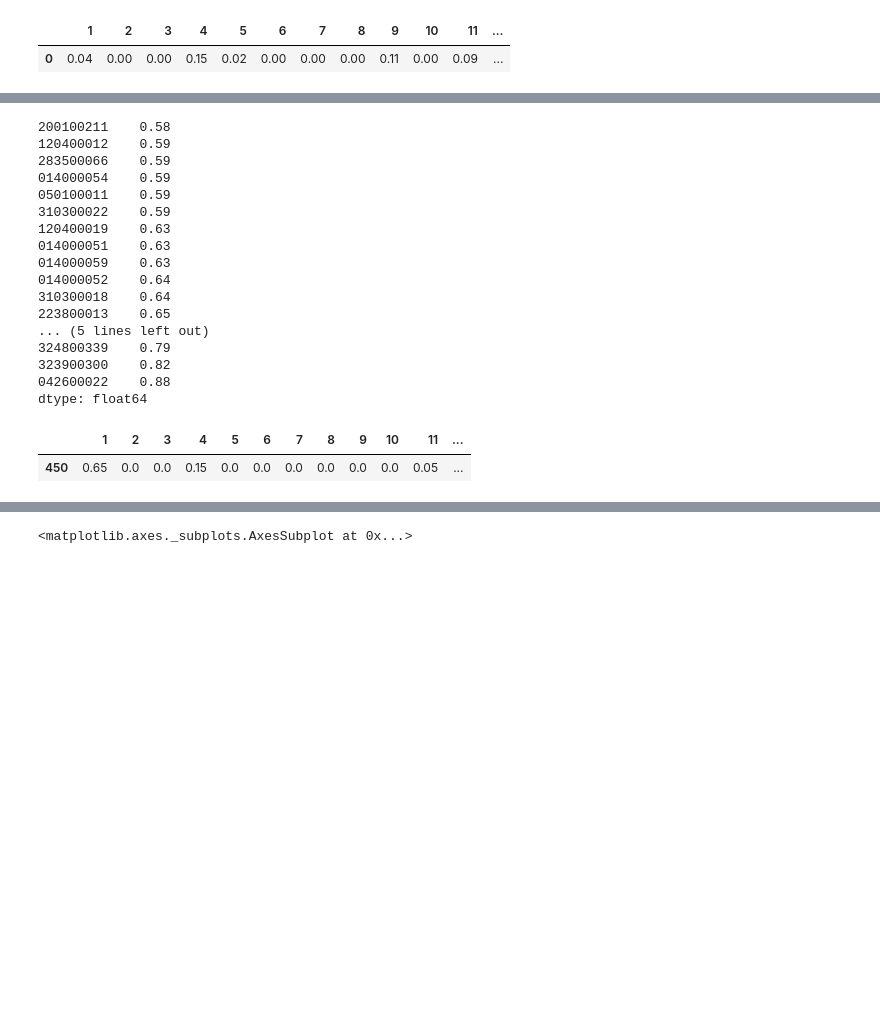
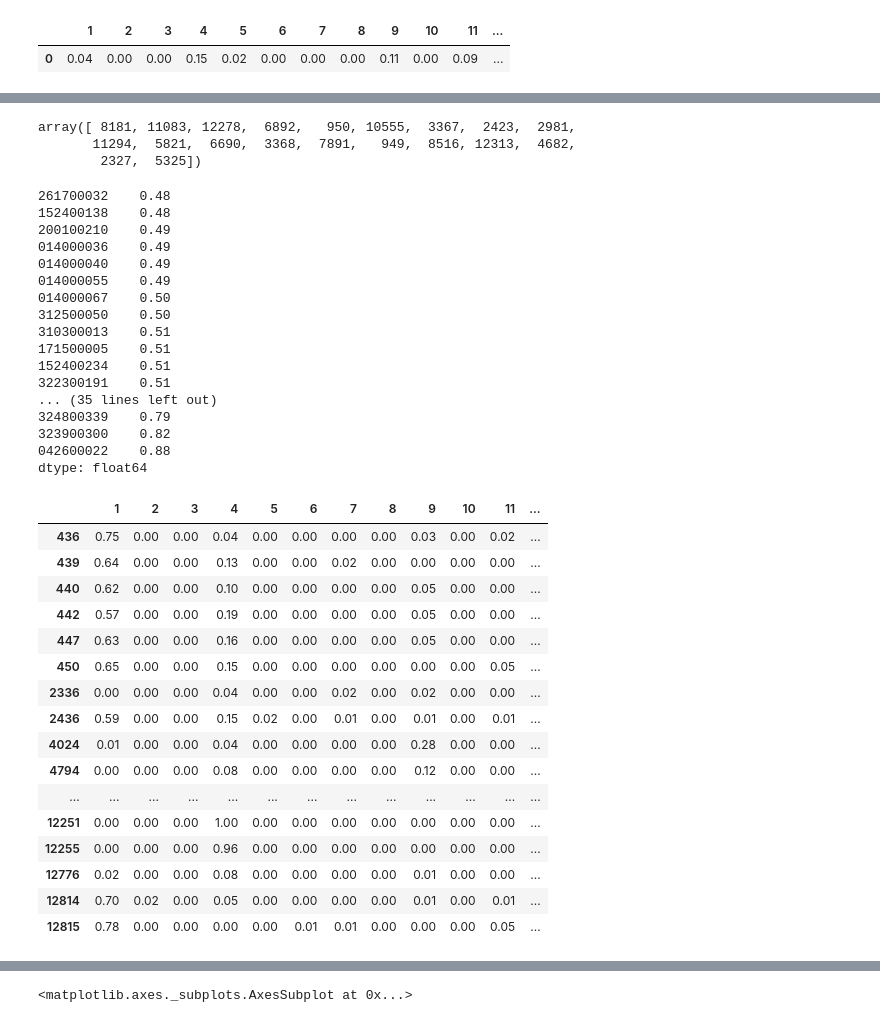
Before and after one commit to mboyanov/vote-analysis, a Jupyter notebook: Vote Analysis.ipynb, the cells around one changed output, grey strips where cells are left out. Drawn from its saved outputs; the diff is of its cells as text; code cells hidden in the pictures; blank space fills up the shorter version.

```diff
--- a/Vote Analysis.ipynb
+++ b/Vote Analysis.ipynb
@@ -306,25 +371,48 @@ distances = scipy.spatial.distance_matrix(normalized_votes[cols], kmeans.cluster
+# %%
+distances[:, 2].argsort()[:20]
+# %% [output]
+array([ 8181, 11083, 12278,  6892,   950, 10555,  3367,  2423,  2981,
+       11294,  5821,  6690,  3368,  7891,   949,  8516, 12313,  4682,
+        2327,  5325])
 # %%
-pd.Series(dict(zip(normalized_votes['section_id'], distances.min(axis=-1)))).sort_values().iloc[-20:]
+dist_to_center = pd.Series(dict(zip(normalized_votes['section_id'], distances.min(axis=-1)))).sort_values()
+interesting = dist_to_center.iloc[-20:].index
+dist_to_center.iloc[-50:]
 # %% [output]
-200100211    0.58
-120400012    0.59
-283500066    0.59
-014000054    0.59
-050100011    0.59
-310300022    0.59
-120400019    0.63
-014000051    0.63
-014000059    0.63
-014000052    0.64
-310300018    0.64
-223800013    0.65
-... (5 lines left out)
+261700032    0.48
+152400138    0.48
+200100210    0.49
+014000036    0.49
+014000040    0.49
+014000055    0.49
+014000067    0.50
+312500050    0.50
+310300013    0.51
+171500005    0.51
+152400234    0.51
+322300191    0.51
+... (35 lines left out)
 324800339    0.79
 323900300    0.82
 042600022    0.88
 dtype: float64
 # %%
-normalized_votes.loc[normalized_votes.section_id=='014000062', cols].round(2)
+normalized_votes.loc[normalized_votes.section_id.isin(interesting), cols].round(2).style.apply(party_colors,axis=None)
 # %% [output]
 |  | 1 | 2 | 3 | 4 | 5 | 6 | 7 | 8 | 9 | 10 | 11 | ... |
-| 450 | 0.65 | 0.0 | 0.0 | 0.15 | 0.0 | 0.0 | 0.0 | 0.0 | 0.0 | 0.0 | 0.05 | ... |
+| 436 | 0.75 | 0.00 | 0.00 | 0.04 | 0.00 | 0.00 | 0.00 | 0.00 | 0.03 | 0.00 | 0.02 | ... |
+| 439 | 0.64 | 0.00 | 0.00 | 0.13 | 0.00 | 0.00 | 0.02 | 0.00 | 0.00 | 0.00 | 0.00 | ... |
+| 440 | 0.62 | 0.00 | 0.00 | 0.10 | 0.00 | 0.00 | 0.00 | 0.00 | 0.05 | 0.00 | 0.00 | ... |
+| 442 | 0.57 | 0.00 | 0.00 | 0.19 | 0.00 | 0.00 | 0.00 | 0.00 | 0.05 | 0.00 | 0.00 | ... |
+| 447 | 0.63 | 0.00 | 0.00 | 0.16 | 0.00 | 0.00 | 0.00 | 0.00 | 0.05 | 0.00 | 0.00 | ... |
+| 450 | 0.65 | 0.00 | 0.00 | 0.15 | 0.00 | 0.00 | 0.00 | 0.00 | 0.00 | 0.00 | 0.05 | ... |
+| 2336 | 0.00 | 0.00 | 0.00 | 0.04 | 0.00 | 0.00 | 0.02 | 0.00 | 0.02 | 0.00 | 0.00 | ... |
+| 2436 | 0.59 | 0.00 | 0.00 | 0.15 | 0.02 | 0.00 | 0.01 | 0.00 | 0.01 | 0.00 | 0.01 | ... |
+| 4024 | 0.01 | 0.00 | 0.00 | 0.04 | 0.00 | 0.00 | 0.00 | 0.00 | 0.28 | 0.00 | 0.00 | ... |
+| 4794 | 0.00 | 0.00 | 0.00 | 0.08 | 0.00 | 0.00 | 0.00 | 0.00 | 0.12 | 0.00 | 0.00 | ... |
+| ... | ... | ... | ... | ... | ... | ... | ... | ... | ... | ... | ... | ... |
+| 12251 | 0.00 | 0.00 | 0.00 | 1.00 | 0.00 | 0.00 | 0.00 | 0.00 | 0.00 | 0.00 | 0.00 | ... |
+| 12255 | 0.00 | 0.00 | 0.00 | 0.96 | 0.00 | 0.00 | 0.00 | 0.00 | 0.00 | 0.00 | 0.00 | ... |
+| 12776 | 0.02 | 0.00 | 0.00 | 0.08 | 0.00 | 0.00 | 0.00 | 0.00 | 0.01 | 0.00 | 0.00 | ... |
+| 12814 | 0.70 | 0.02 | 0.00 | 0.05 | 0.00 | 0.00 | 0.00 | 0.00 | 0.01 | 0.00 | 0.01 | ... |
+| 12815 | 0.78 | 0.00 | 0.00 | 0.00 | 0.00 | 0.01 | 0.01 | 0.00 | 0.00 | 0.00 | 0.05 | ... |
```
Also changed, not shown: parts of 8 cells of this notebook.
